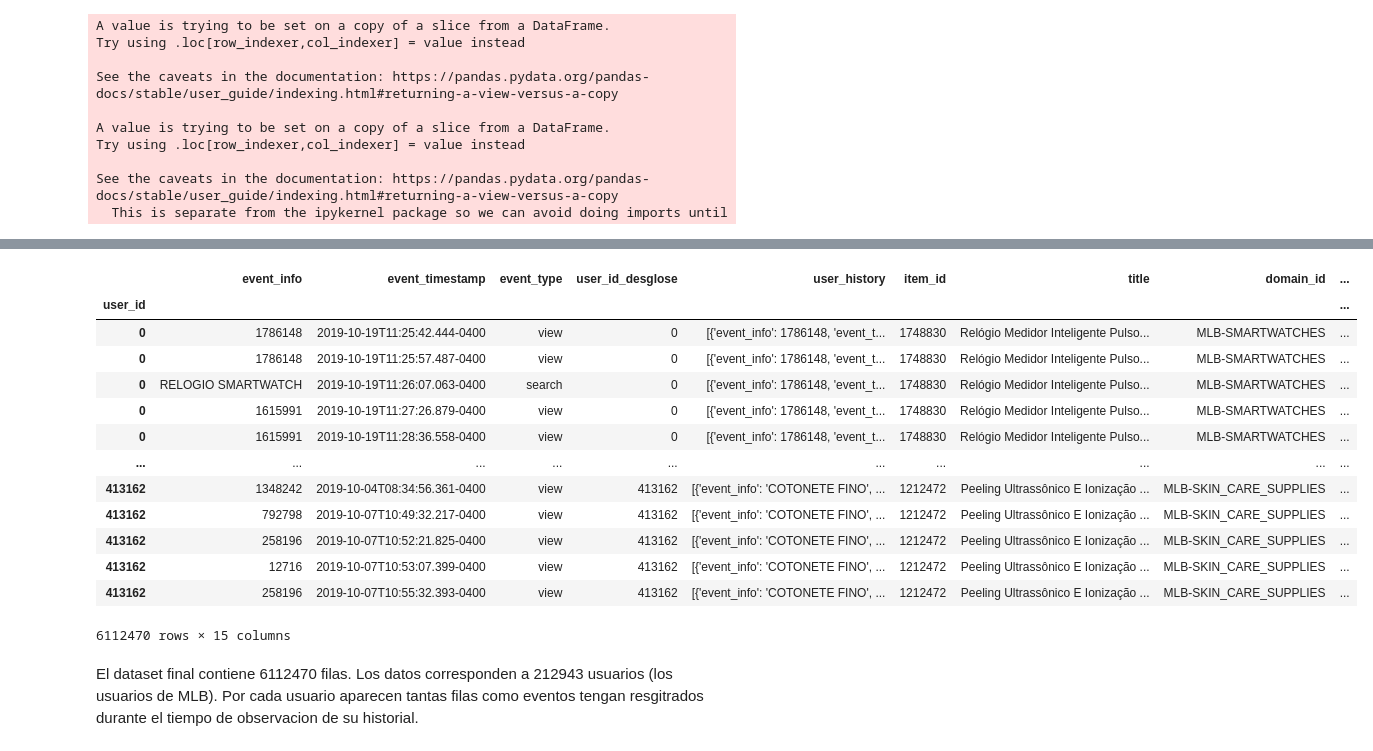
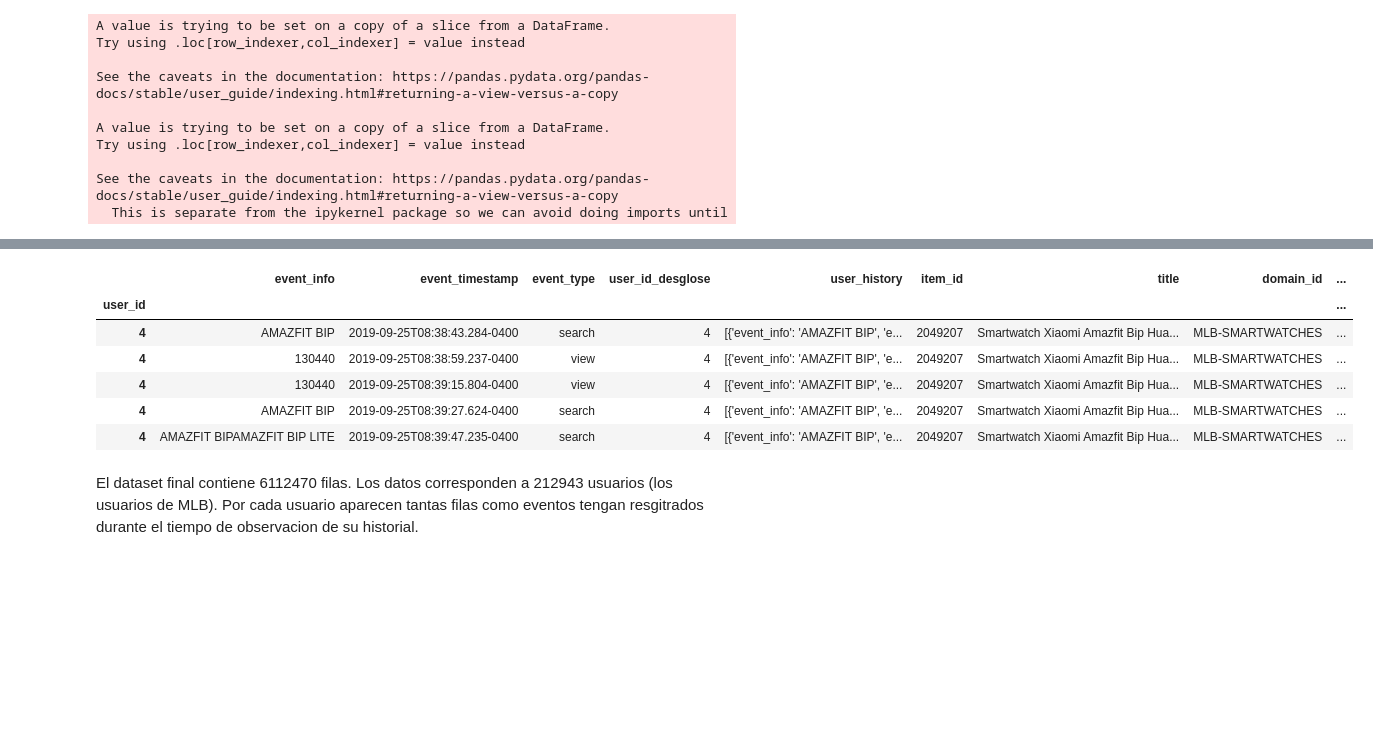
Before and after one commit to melinaLuque/mentoria, a Jupyter notebook: Hito_2_de_Mentoria_MELI.ipynb, the cells around one changed output, grey strips where cells are left out. Cells and saved outputs as stored; diff of their text form; code cells hidden in the pictures; blank space fills up the shorter version.

```diff
--- a/Hito_2_de_Mentoria_MELI.ipynb
+++ b/Hito_2_de_Mentoria_MELI.ipynb
@@ -291,22 +295,15 @@ new_df2.head()
 new_df2.set_index(new_df2.user_id,inplace=True)
 final_df=new_df2.join(x_train,how='left',lsuffix='_desglose')
 # %%
-final_df
+final_df.head()
 # %% [output]
 |  | event_info | event_timestamp | event_type | user_id_desglose | user_history | item_id | title | domain_id | ... |
 | user_id |  |  |  |  |  |  |  |  | ... |
-| 0 | 1786148 | 2019-10-19T11:25:42.444-0400 | view | 0 | [{'event_info': 1786148, 'event_t... | 1748830 | Relógio Medidor Inteligente Pulso... | MLB-SMARTWATCHES | ... |
-| 0 | 1786148 | 2019-10-19T11:25:57.487-0400 | view | 0 | [{'event_info': 1786148, 'event_t... | 1748830 | Relógio Medidor Inteligente Pulso... | MLB-SMARTWATCHES | ... |
-| 0 | RELOGIO SMARTWATCH | 2019-10-19T11:26:07.063-0400 | search | 0 | [{'event_info': 1786148, 'event_t... | 1748830 | Relógio Medidor Inteligente Pulso... | MLB-SMARTWATCHES | ... |
-| 0 | 1615991 | 2019-10-19T11:27:26.879-0400 | view | 0 | [{'event_info': 1786148, 'event_t... | 1748830 | Relógio Medidor Inteligente Pulso... | MLB-SMARTWATCHES | ... |
-| 0 | 1615991 | 2019-10-19T11:28:36.558-0400 | view | 0 | [{'event_info': 1786148, 'event_t... | 1748830 | Relógio Medidor Inteligente Pulso... | MLB-SMARTWATCHES | ... |
-| ... | ... | ... | ... | ... | ... | ... | ... | ... | ... |
-| 413162 | 1348242 | 2019-10-04T08:34:56.361-0400 | view | 413162 | [{'event_info': 'COTONETE FINO', ... | 1212472 | Peeling Ultrassônico E Ionização ... | MLB-SKIN_CARE_SUPPLIES | ... |
-| 413162 | 792798 | 2019-10-07T10:49:32.217-0400 | view | 413162 | [{'event_info': 'COTONETE FINO', ... | 1212472 | Peeling Ultrassônico E Ionização ... | MLB-SKIN_CARE_SUPPLIES | ... |
-| 413162 | 258196 | 2019-10-07T10:52:21.825-0400 | view | 413162 | [{'event_info': 'COTONETE FINO', ... | 1212472 | Peeling Ultrassônico E Ionização ... | MLB-SKIN_CARE_SUPPLIES | ... |
-| 413162 | 12716 | 2019-10-07T10:53:07.399-0400 | view | 413162 | [{'event_info': 'COTONETE FINO', ... | 1212472 | Peeling Ultrassônico E Ionização ... | MLB-SKIN_CARE_SUPPLIES | ... |
-| 413162 | 258196 | 2019-10-07T10:55:32.393-0400 | view | 413162 | [{'event_info': 'COTONETE FINO', ... | 1212472 | Peeling Ultrassônico E Ionização ... | MLB-SKIN_CARE_SUPPLIES | ... |
+| 4 | AMAZFIT BIP | 2019-09-25T08:38:43.284-0400 | search | 4 | [{'event_info': 'AMAZFIT BIP', 'e... | 2049207 | Smartwatch Xiaomi Amazfit Bip Hua... | MLB-SMARTWATCHES | ... |
+| 4 | 130440 | 2019-09-25T08:38:59.237-0400 | view | 4 | [{'event_info': 'AMAZFIT BIP', 'e... | 2049207 | Smartwatch Xiaomi Amazfit Bip Hua... | MLB-SMARTWATCHES | ... |
+| 4 | 130440 | 2019-09-25T08:39:15.804-0400 | view | 4 | [{'event_info': 'AMAZFIT BIP', 'e... | 2049207 | Smartwatch Xiaomi Amazfit Bip Hua... | MLB-SMARTWATCHES | ... |
+| 4 | AMAZFIT BIP | 2019-09-25T08:39:27.624-0400 | search | 4 | [{'event_info': 'AMAZFIT BIP', 'e... | 2049207 | Smartwatch Xiaomi Amazfit Bip Hua... | MLB-SMARTWATCHES | ... |
+| 4 | AMAZFIT BIPAMAZFIT BIP LITE | 2019-09-25T08:39:47.235-0400 | search | 4 | [{'event_info': 'AMAZFIT BIP', 'e... | 2049207 | Smartwatch Xiaomi Amazfit Bip Hua... | MLB-SMARTWATCHES | ... |
-6112470 rows × 15 columns
 # %%
 #Eliminamos columnas remanentes que no nos interesan.
 del final_df['user_id_desglose']
```
Also changed, not shown: parts of 8 cells of this notebook, 3 other files.
